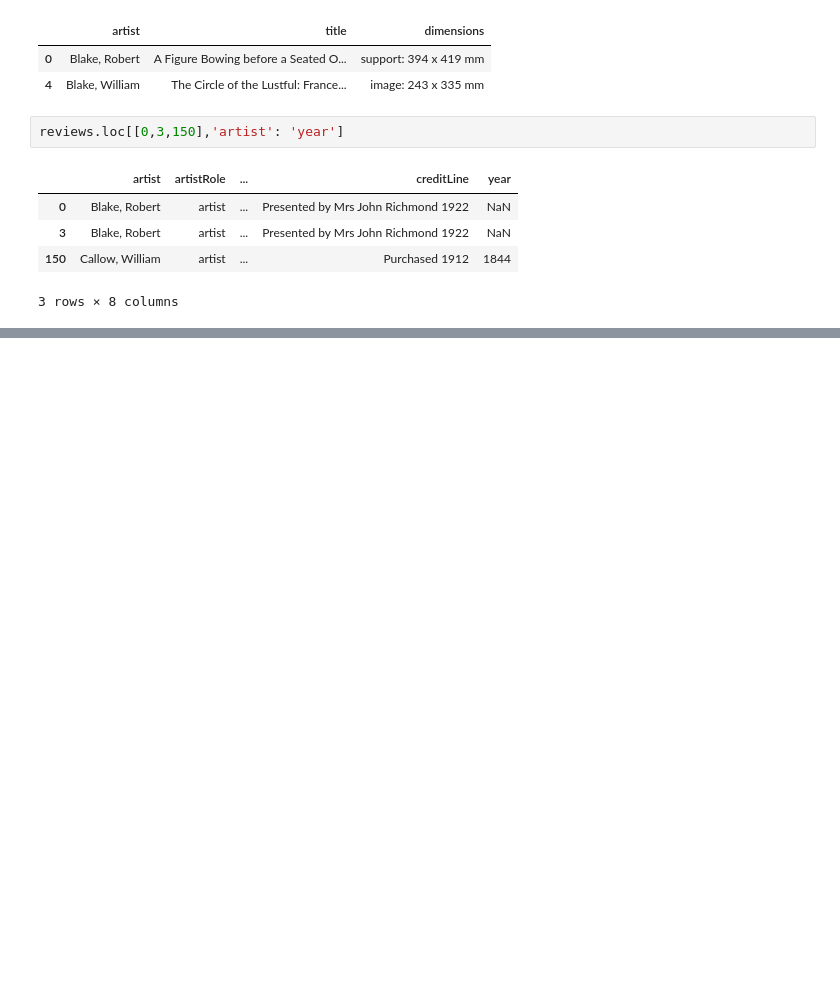
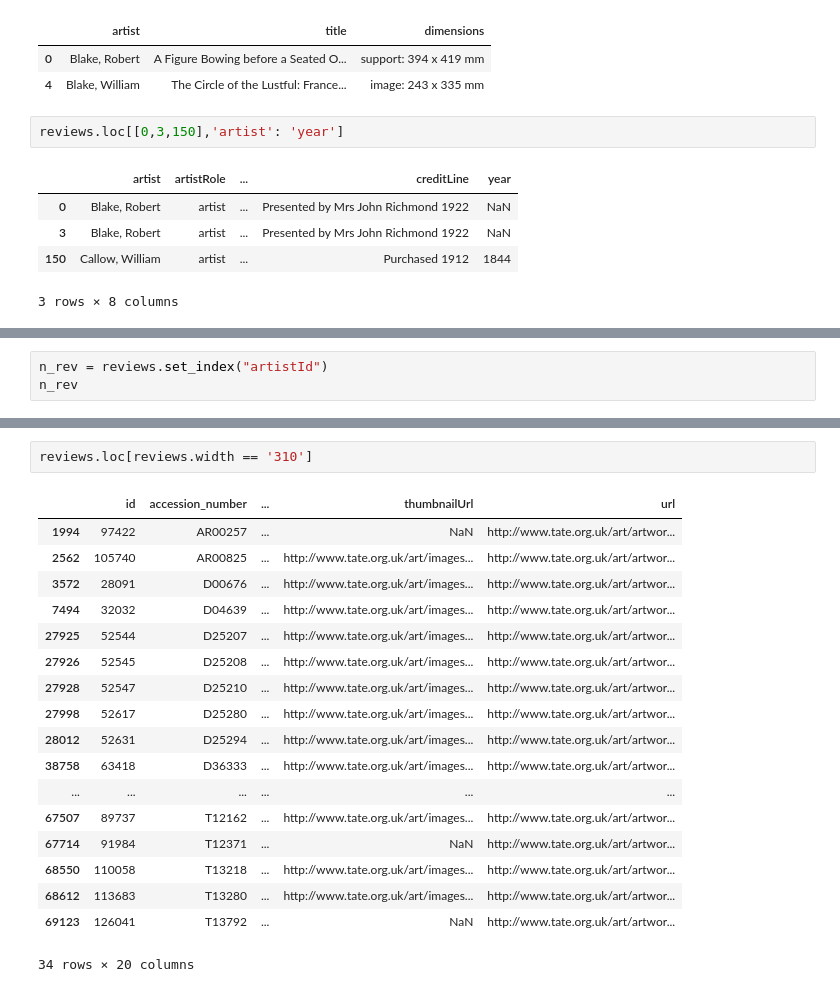
Before and after one commit to Kinetics20/Data_Science_notes, a Jupyter notebook: notebooks/kaggle/winemag.ipynb, the cells around one changed output, grey strips where cells are left out. Drawn from its saved outputs; the diff is of its cells as text; blank space fills up the shorter version.

```diff
--- a/notebooks/kaggle/winemag.ipynb
+++ b/notebooks/kaggle/winemag.ipynb
@@ -195,0 +201,3 @@ Name: 0, dtype: object
+# %%
+n_rev = reviews.set_index("artistId")
+n_rev
@@ -195,0 +275,21 @@ Name: 0, dtype: object
+# %%
+reviews.loc[reviews.width == '310']
+# %% [output]
+|  | id | accession_number | ... | thumbnailUrl | url |
+| 1994 | 97422 | AR00257 | ... | NaN | http://www.tate.org.uk/art/artwor... |
+| 2562 | 105740 | AR00825 | ... | http://www.tate.org.uk/art/images... | http://www.tate.org.uk/art/artwor... |
+| 3572 | 28091 | D00676 | ... | http://www.tate.org.uk/art/images... | http://www.tate.org.uk/art/artwor... |
+| 7494 | 32032 | D04639 | ... | http://www.tate.org.uk/art/images... | http://www.tate.org.uk/art/artwor... |
+| 27925 | 52544 | D25207 | ... | http://www.tate.org.uk/art/images... | http://www.tate.org.uk/art/artwor... |
+| 27926 | 52545 | D25208 | ... | http://www.tate.org.uk/art/images... | http://www.tate.org.uk/art/artwor... |
+| 27928 | 52547 | D25210 | ... | http://www.tate.org.uk/art/images... | http://www.tate.org.uk/art/artwor... |
+| 27998 | 52617 | D25280 | ... | http://www.tate.org.uk/art/images... | http://www.tate.org.uk/art/artwor... |
+| 28012 | 52631 | D25294 | ... | http://www.tate.org.uk/art/images... | http://www.tate.org.uk/art/artwor... |
+| 38758 | 63418 | D36333 | ... | http://www.tate.org.uk/art/images... | http://www.tate.org.uk/art/artwor... |
+| ... | ... | ... | ... | ... | ... |
+| 67507 | 89737 | T12162 | ... | http://www.tate.org.uk/art/images... | http://www.tate.org.uk/art/artwor... |
+| 67714 | 91984 | T12371 | ... | NaN | http://www.tate.org.uk/art/artwor... |
+| 68550 | 110058 | T13218 | ... | http://www.tate.org.uk/art/images... | http://www.tate.org.uk/art/artwor... |
+| 68612 | 113683 | T13280 | ... | http://www.tate.org.uk/art/images... | http://www.tate.org.uk/art/artwor... |
+| 69123 | 126041 | T13792 | ... | NaN | http://www.tate.org.uk/art/artwor... |
+34 rows × 20 columns
```
Also changed, not shown: parts of 20 cells of this notebook, 1 other file.
